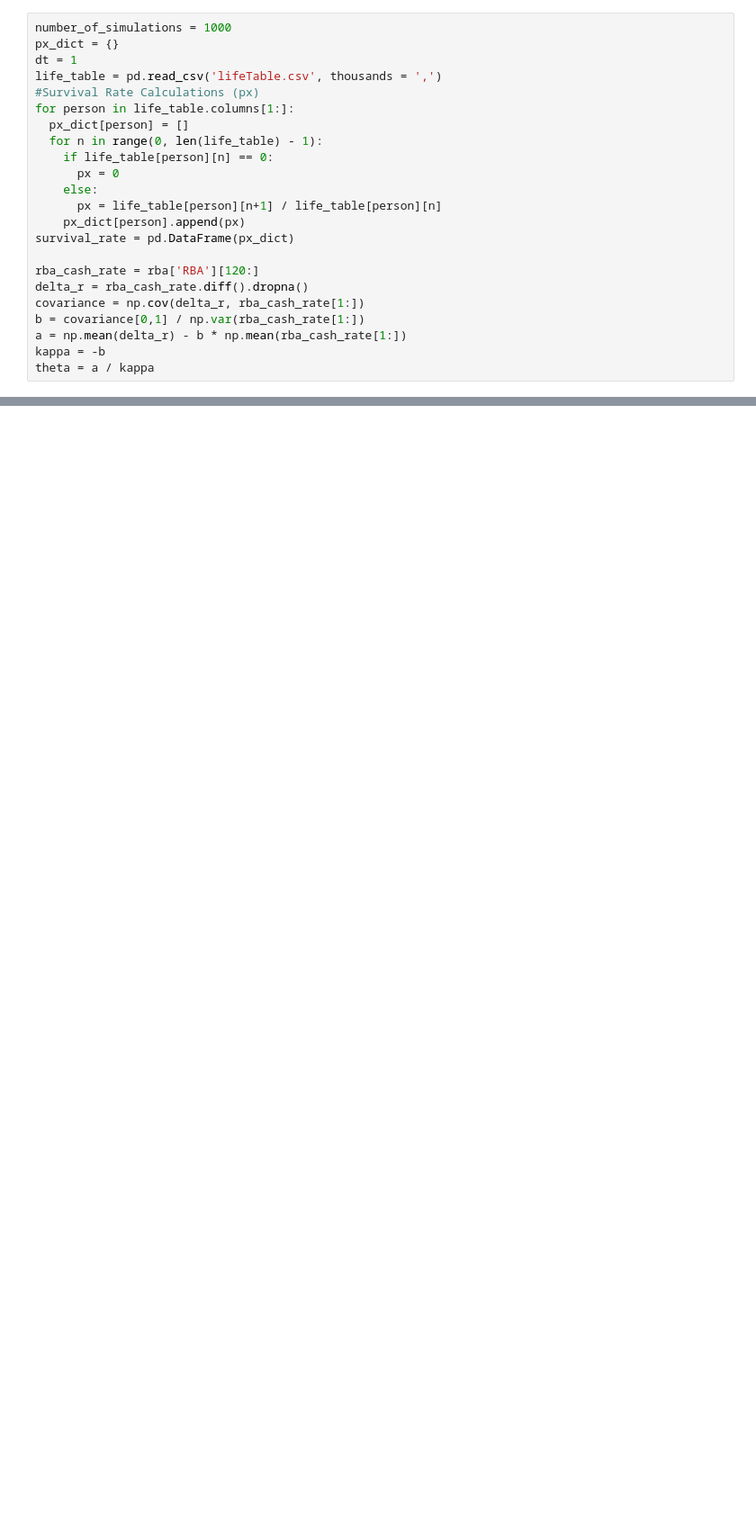
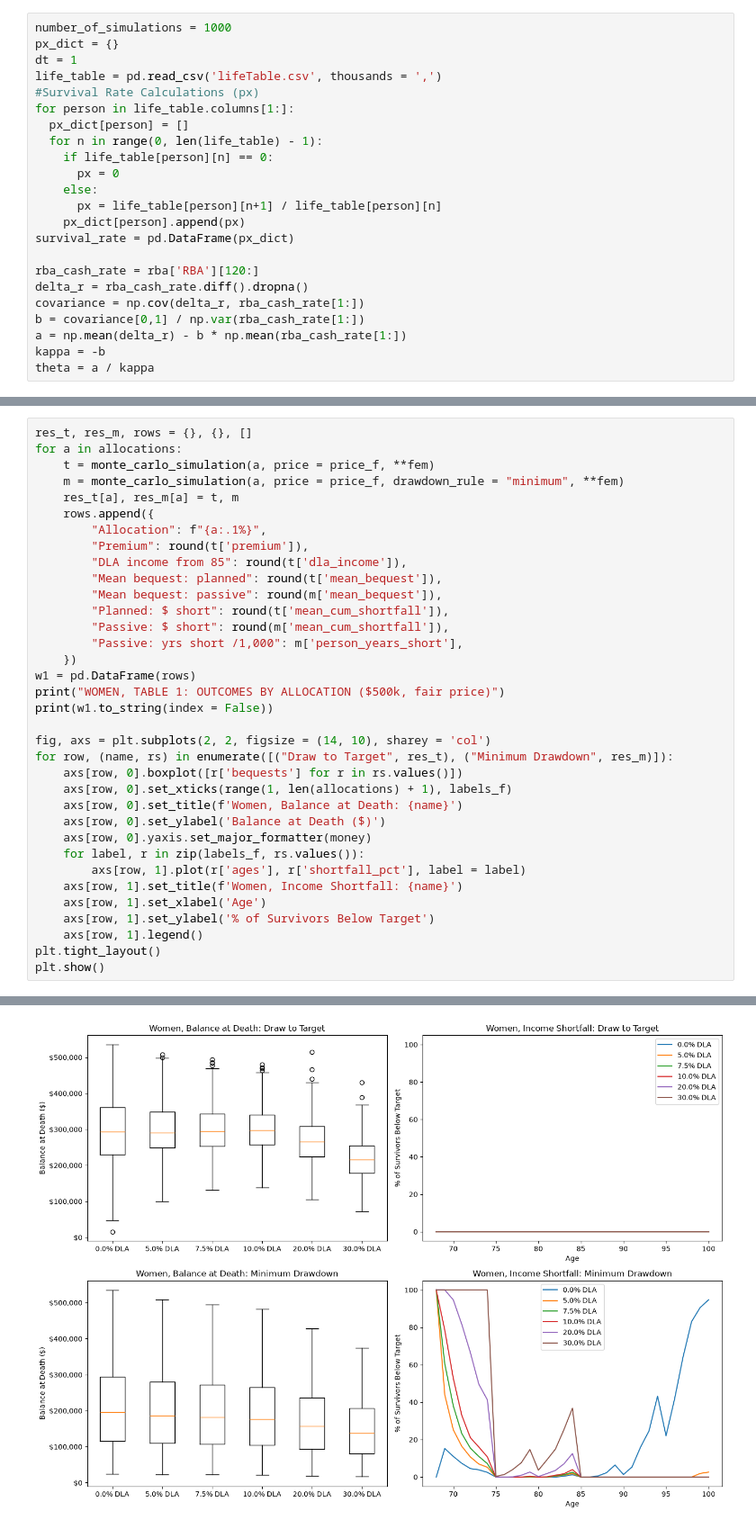
Before and after one commit to bennguyen9034/dla_monte_carlo, a Jupyter notebook: simulations.ipynb, the cells around one changed output, grey strips where cells are left out. Shown at 90% size. Cells and saved outputs as stored; diff of their text form; blank space fills up the shorter version.

Commit message:
Added women's analysis

```diff
--- a/simulations.ipynb
+++ b/simulations.ipynb
@@ -672,0 +716,36 @@ Set eligible_retirees_per_year (sourced) to estimate aggregate fiscal cost.
+# %%
+res_t, res_m, rows = {}, {}, []
+for a in allocations:
+    t = monte_carlo_simulation(a, price = price_f, **fem)
+    m = monte_carlo_simulation(a, price = price_f, drawdown_rule = "minimum", **fem)
+    res_t[a], res_m[a] = t, m
+    rows.append({
+        "Allocation": f"{a:.1%}",
+        "Premium": round(t['premium']),
+        "DLA income from 85": round(t['dla_income']),
+        "Mean bequest: planned": round(t['mean_bequest']),
+        "Mean bequest: passive": round(m['mean_bequest']),
+        "Planned: $ short": round(t['mean_cum_shortfall']),
+        "Passive: $ short": round(m['mean_cum_shortfall']),
+        "Passive: yrs short /1,000": m['person_years_short'],
+    })
+w1 = pd.DataFrame(rows)
+print("WOMEN, TABLE 1: OUTCOMES BY ALLOCATION ($500k, fair price)")
+print(w1.to_string(index = False))
+
+fig, axs = plt.subplots(2, 2, figsize = (14, 10), sharey = 'col')
+for row, (name, rs) in enumerate([("Draw to Target", res_t), ("Minimum Drawdown", res_m)]):
+    axs[row, 0].boxplot([r['bequests'] for r in rs.values()])
+    axs[row, 0].set_xticks(range(1, len(allocations) + 1), labels_f)
+    axs[row, 0].set_title(f'Women, Balance at Death: {name}')
+    axs[row, 0].set_ylabel('Balance at Death ($)')
+    axs[row, 0].yaxis.set_major_formatter(money)
+    for label, r in zip(labels_f, rs.values()):
+        axs[row, 1].plot(r['ages'], r['shortfall_pct'], label = label)
+    axs[row, 1].set_title(f'Women, Income Shortfall: {name}')
+    axs[row, 1].set_xlabel('Age')
+    axs[row, 1].set_ylabel('% of Survivors Below Target')
+    axs[row, 1].legend()
+plt.tight_layout()
+plt.show()
+# %% [output]
@@ -672,0 +760 @@ Set eligible_retirees_per_year (sourced) to estimate aggregate fiscal cost.
+[figure, added]
```
Also changed, not shown: parts of 17 cells of this notebook, 3 other files.
